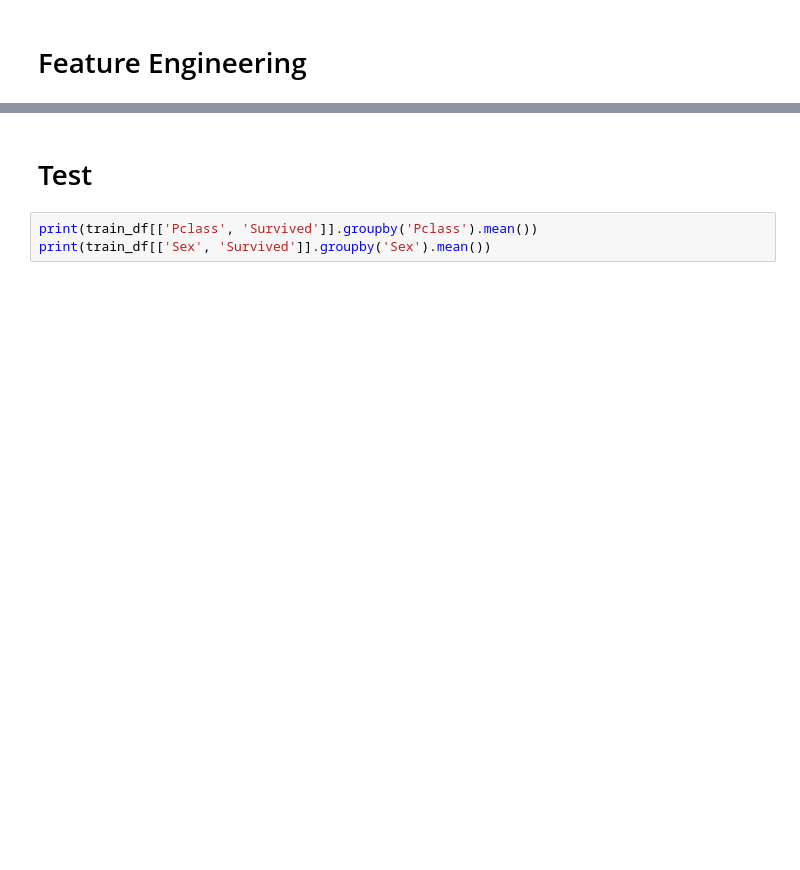
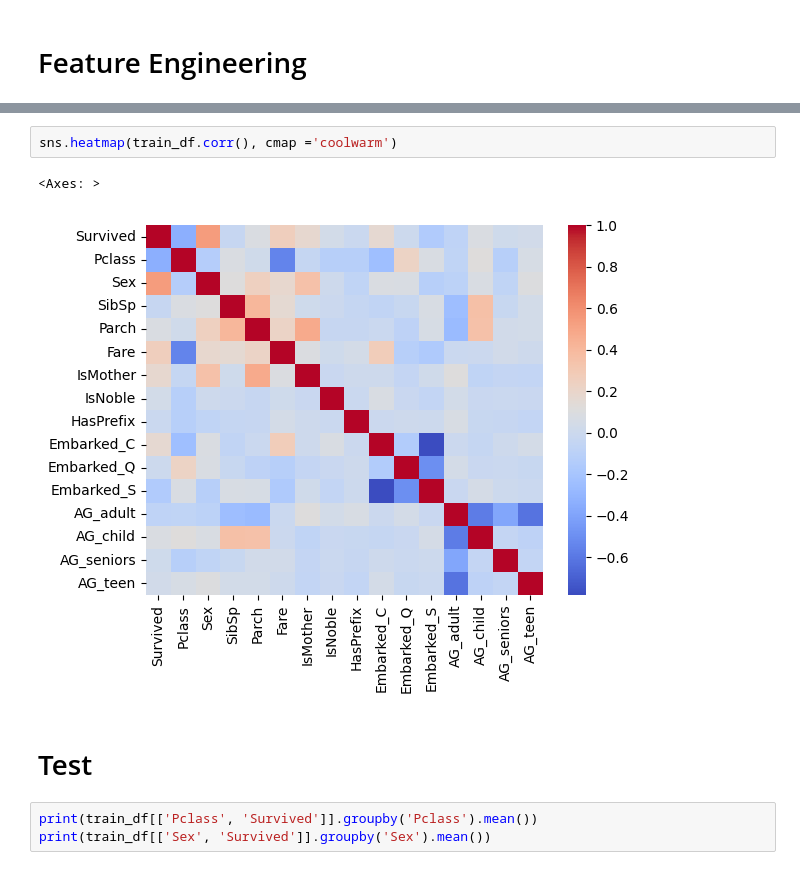
Before and after one commit to ibshafique/mlops_with_poridhi, a Jupyter notebook: prerequisite_projects/Titanic_Project/project_titanic_1.ipynb, the cells around one changed output, grey strips where cells are left out. Drawn from its saved outputs; the diff is of its cells as text; blank space fills up the shorter version.

```diff
--- a/prerequisite_projects/Titanic_Project/project_titanic_1.ipynb
+++ b/prerequisite_projects/Titanic_Project/project_titanic_1.ipynb
@@ -285,3 +446,8 @@ train_df.head(15)
+# %%
+sns.heatmap(train_df.corr(), cmap ='coolwarm')
+# %% [output]
+<Axes: >
+[figure, added]
 # %% [markdown]
 # Test
 # %%
```
Also changed, not shown: parts of 29 cells of this notebook.
